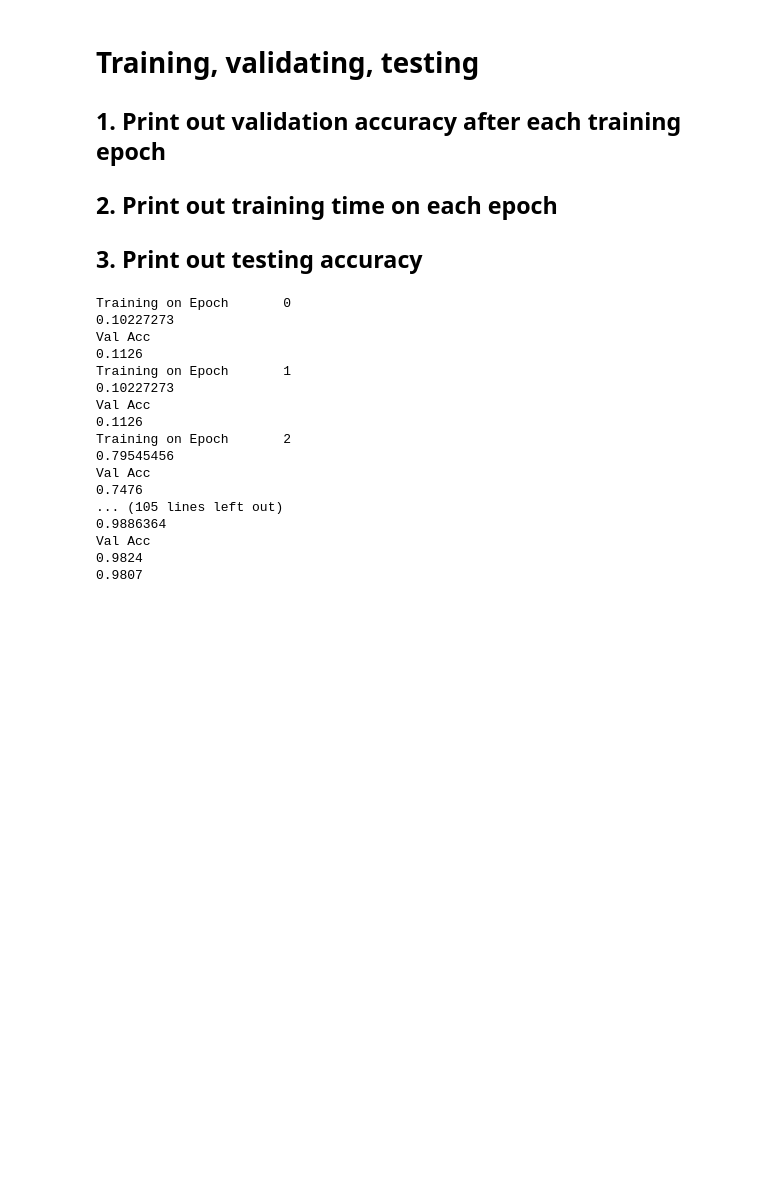
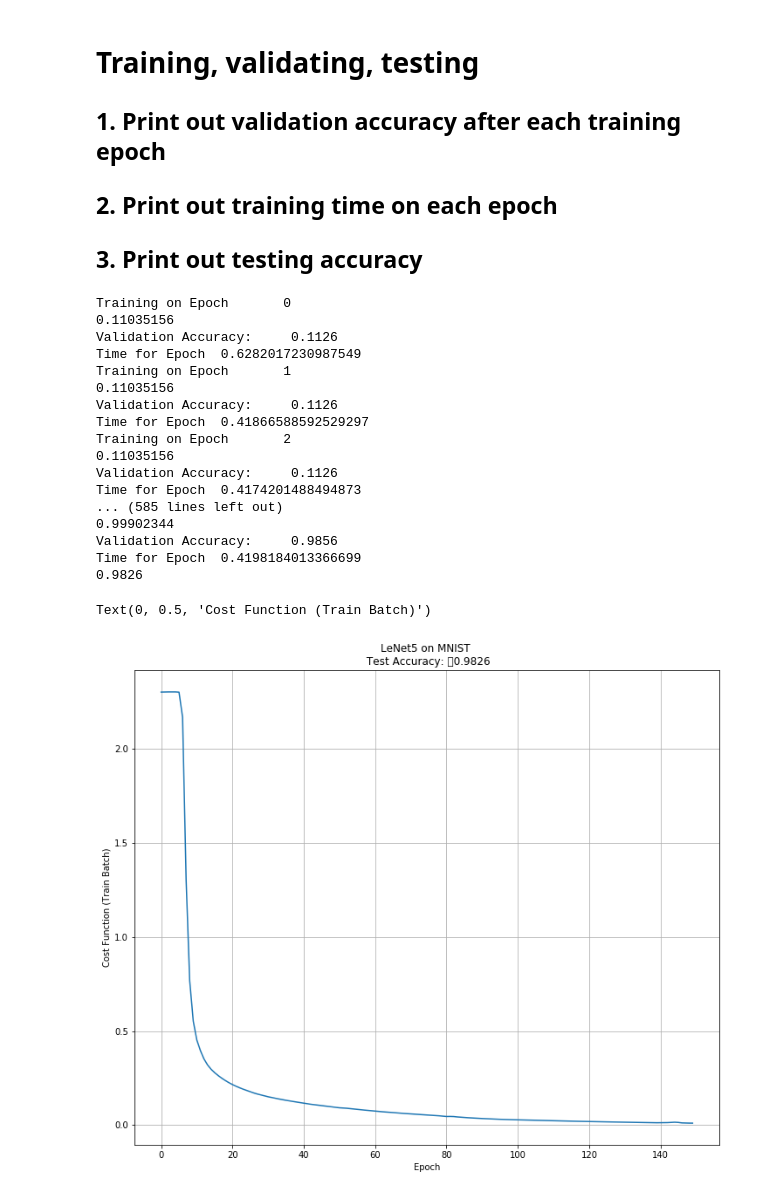
Before and after one commit to dcashon/spr2019_ee596, a Jupyter notebook: hw2/HW2_3a.ipynb, the cells around one changed output. Cells and saved outputs as stored; diff of their text form; code cells hidden in the pictures; blank space fills up the shorter version.

```diff
--- a/hw2/HW2_3a.ipynb
+++ b/hw2/HW2_3a.ipynb
@@ -33,17 +35,18 @@ x_test_pad = np.pad(x_test, ((0,0), (2,2), (2,2), (0,0)), mode='constant', const
 
 # will use a generator function...
 def get_batches(datax, datay, batch_size):
-    idx = 0
     # need to shuffle here, but its chill
-    while idx * batch_size < datax.shape[0]:
-        start = idx * batch_size
-        end = idx * batch_size + batch_size
-        yield (datax[start:end], datay[start:end])
-        idx += 1
+    datax_shuffle, datay_shuffle = shuffle(datax, datay, random_state=42)
+    start = 0
+    end = batch_size
+    while end < len(datax_shuffle):
+        yield (datax_shuffle[start:end], datay_shuffle[start:end])
+        start += batch_size
+        end += batch_size
 # %% [markdown]
 <h1>Define hyperparameter</h1>
 # %%
-batch_size, num_epochs = 128, 30
+batch_size, num_epochs = 1024, 150
 
 training_batches = get_batches(x_train_pad, y_train, batch_size)
 # %%
@@ -66,14 +69,14 @@ y_true = tf.placeholder(tf.float32, shape=(None, 10))
 # c1: convolution2d
 c1 = tf.layers.conv2d(x_in, filters=6, kernel_size=5, activation=tf.nn.sigmoid)
 
-# s1: max pool substituted for trainable average pool
-s1 = tf.layers.max_pooling2d(c1, pool_size=2, strides=2)
+# s1: nontrainable ave pool substituted for trainable average pool
+s1 = tf.layers.average_pooling2d(c1, pool_size=2, strides=2)
 
 # c2: convolution 2d size (5,5, 10)
 c2 = tf.layers.conv2d(s1, filters=16, kernel_size=5, activation=tf.nn.sigmoid)
 
-# s3: max pool substitute for ave pool
-s2 = tf.layers.max_pooling2d(c2, pool_size=2, strides=2)
+# s3: nontrainable ave pool substitute for ave pool
+s2 = tf.layers.average_pooling2d(c2, pool_size=2, strides=2)
 
 # c4: 1x1 conv layer
 c3 = tf.layers.conv2d(s2, filters=120, kernel_size=1, activation=tf.nn.sigmoid)
@@ -103,37 +106,52 @@ accuracy = tf.reduce_mean(tf.cast(correct_pred,tf.float32),name='accuracy')
 <h2>3. Print out testing accuracy</h2>
 # %%
 init = tf.global_variables_initializer()
-
+iter_count = 0
+epochs, losses = [], []
 with tf.Session() as sess:
     sess.run(init)
     for i in range(num_epochs):
+        start = time.time()
         print("Training on Epoch \t" + str(i))
         training_batches = get_batches(x_train_pad, y_train, batch_size)
         for x_data, y_labels in training_batches:
             f_dict = {x_in: x_data, y_true: y_labels}
             sess.run(to_minimize, feed_dict=f_dict)
+        losses.append(sess.run(cost, feed_dict=f_dict))
+        epochs.append(i)
         current_acc = sess.run(accuracy, feed_dict=f_dict)
         print(current_acc)
         val_acc = sess.run(accuracy, feed_dict={x_in:x_validation_pad, y_true:y_validation})
-        print('Val Acc')
-        print(val_acc)
+        print('Validation Accuracy: \t ' + str(val_acc))
+        print('Time for Epoch \t' + str(time.time() - start))
     test_acc = sess.run(accuracy, feed_dict={x_in:x_test_pad, y_true:y_test})
     print(test_acc)
 # %% [output]
 Training on Epoch       0
-0.10227273
-Val Acc
-0.1126
+0.11035156
+Validation Accuracy:     0.1126
+Time for Epoch  0.6282017230987549
 Training on Epoch       1
-0.10227273
-Val Acc
-0.1126
+0.11035156
+Validation Accuracy:     0.1126
+Time for Epoch  0.41866588592529297
 Training on Epoch       2
-0.79545456
-Val Acc
-0.7476
-... (105 lines left out)
-0.9886364
-Val Acc
-0.9824
-0.9807
+0.11035156
+Validation Accuracy:     0.1126
+Time for Epoch  0.4174201488494873
+... (585 lines left out)
+0.99902344
+Validation Accuracy:     0.9856
+Time for Epoch  0.4198184013366699
+0.9826
+# %%
+# i could only reach 98% acc ;C
+plt.figure(1, figsize=(12,10))
+plt.plot(epochs, losses)
+plt.grid(True)
+plt.title('LeNet5 on MNIST \n Test Accuracy: \t' + str(test_acc))
+plt.xlabel('Epoch')
+plt.ylabel('Cost Function (Train Batch)')
+# %% [output]
+Text(0, 0.5, 'Cost Function (Train Batch)')
+[figure, added]
```
Also changed, not shown: parts of 1 cell of this notebook, 3 other files.
